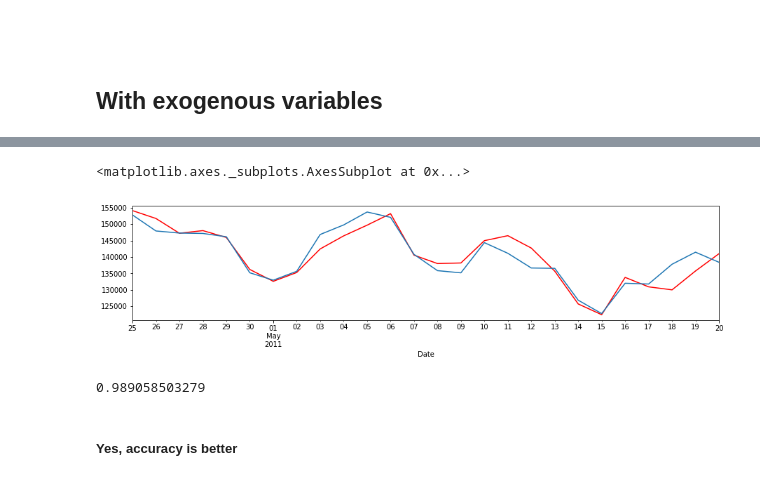
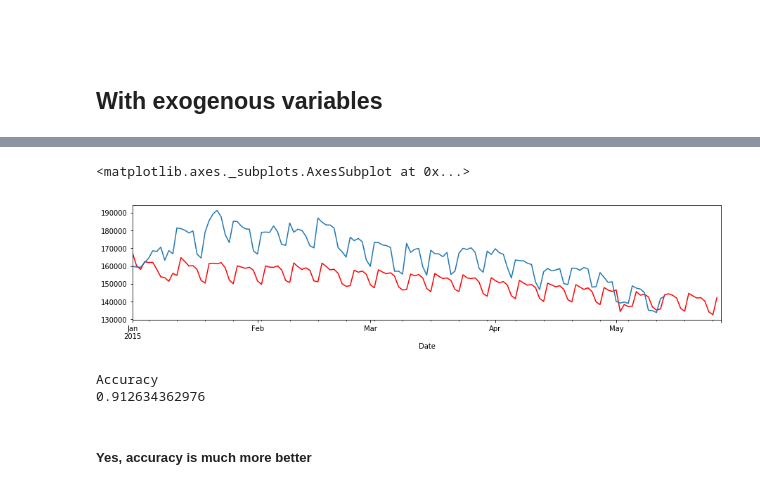
Before and after one commit to DanielBaghdasaryan/TS, a Jupyter notebook: Task for Practice Day 2.ipynb, the cells around one changed output, grey strips where cells are left out. Cells and saved outputs as stored; diff of their text form; code cells hidden in the pictures.

```diff
--- a/Task for Practice Day 2.ipynb
+++ b/Task for Practice Day 2.ipynb
@@ -313,12 +325,15 @@ Maximum Likelihood optimization failed to converge. Check mle_retvals
-# %%
-mod.get_prediction().predicted_mean['2011-04-25':'2011-05-20'].plot(figsize=(15,3), color="r")
-ts1['EnergyConsump']['2011-04-25':'2011-05-20'].plot()
-# %% [output]
-<matplotlib.axes._subplots.AxesSubplot at 0x...>
-[figure, removed]
+# %%
+pred=mod.predict(start="2015-01-01", end="2015-05-26", exog=exogs["2015-01-01":"2015-05-25"])
+pred.plot(figsize=(15,3), color="r")
+ts1['EnergyConsump']["2015-01-01":].plot()
+# %% [output]
+<matplotlib.axes._subplots.AxesSubplot at 0x...>
+[figure, added]
 # %%
-print(1-qualityMACAPE(mod.get_prediction().predicted_mean["2014-01-01":],ts1['EnergyConsump']["2014-01-01":])[0])
+print('Accuracy')
+print(1-qualityMACAPE(pred,ts1['EnergyConsump']["2015-01-01":])[0])
 # %% [output]
-0.989058503279
+Accuracy
+0.912634362976
 # %% [markdown]
-##### Yes, accuracy is better
+##### Yes, accuracy is much more better
```
Also changed, not shown: parts of 11 cells of this notebook.
